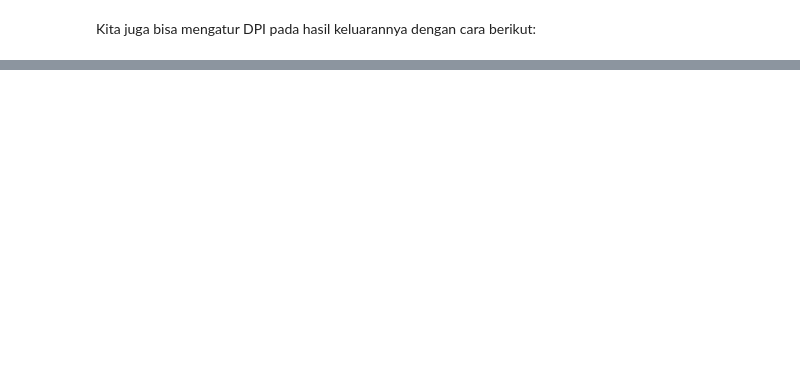
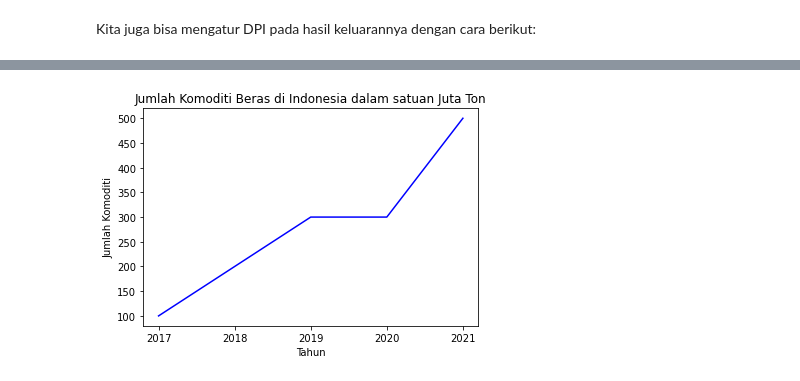
Before and after one commit to adammb86/FGAUNIKOM2021, a Jupyter notebook: Topic 13 - Matplotlib.ipynb, the cells around one changed output, grey strips where cells are left out. Saved outputs shown, nothing was run; the diff lists cells and outputs as text; code cells hidden in the pictures; blank space fills up the shorter version.

```diff
--- a/Topic 13 - Matplotlib.ipynb
+++ b/Topic 13 - Matplotlib.ipynb
@@ -271,0 +280,11 @@ fig.savefig("gambar1.png", dpi=300)
+# %%
+tahun = ['2017', '2018', '2019', '2020', '2021']
+jumlah_komoditi = [100, 200, 300, 300, 500]
+
+plt.plot(tahun, jumlah_komoditi, 'b') # 'r' adalah nilai warna merah
+plt.xlabel('Tahun')
+plt.ylabel('Jumlah Komoditi')
+plt.title('Jumlah Komoditi Beras di Indonesia dalam satuan Juta Ton')
+plt.show()
+# %% [output]
+[figure, added]
```
Also changed, not shown: parts of 13 cells of this notebook.
